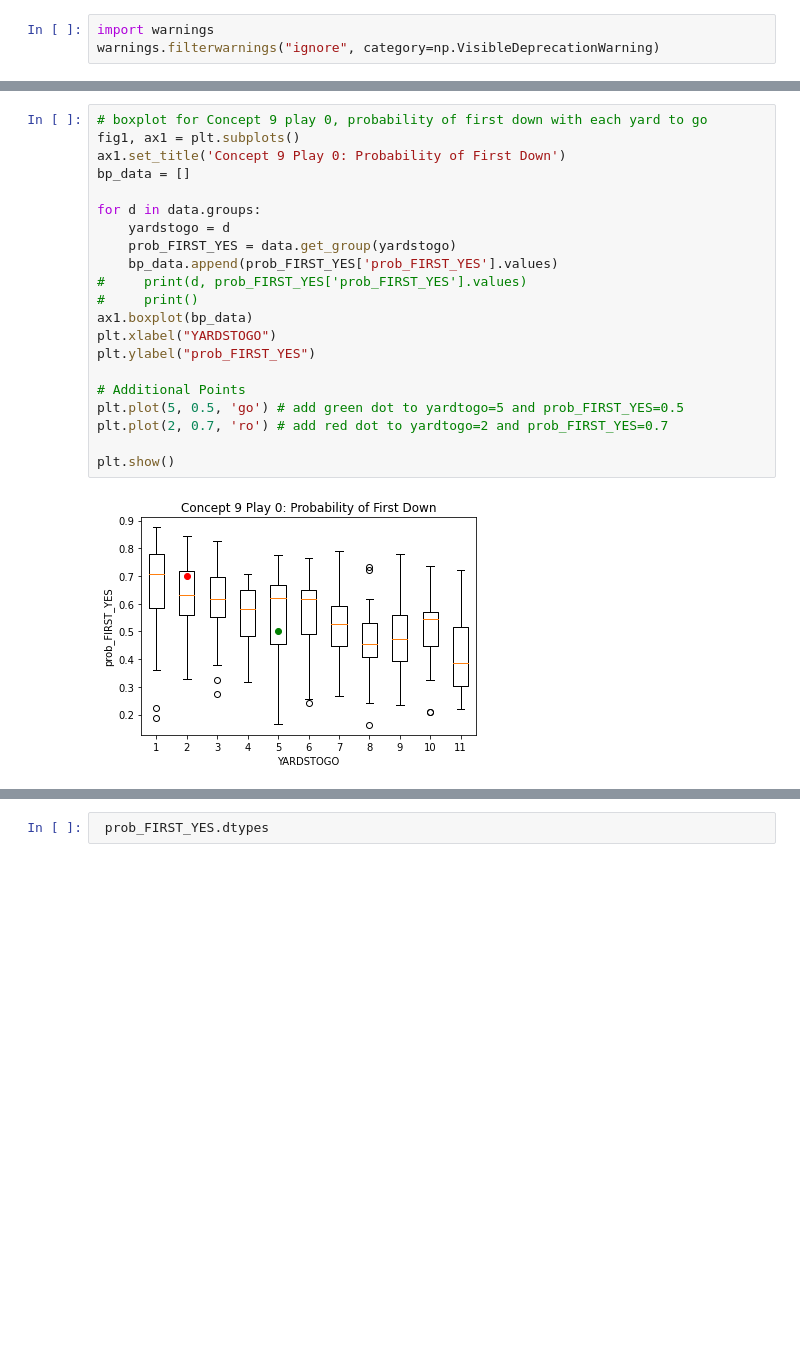
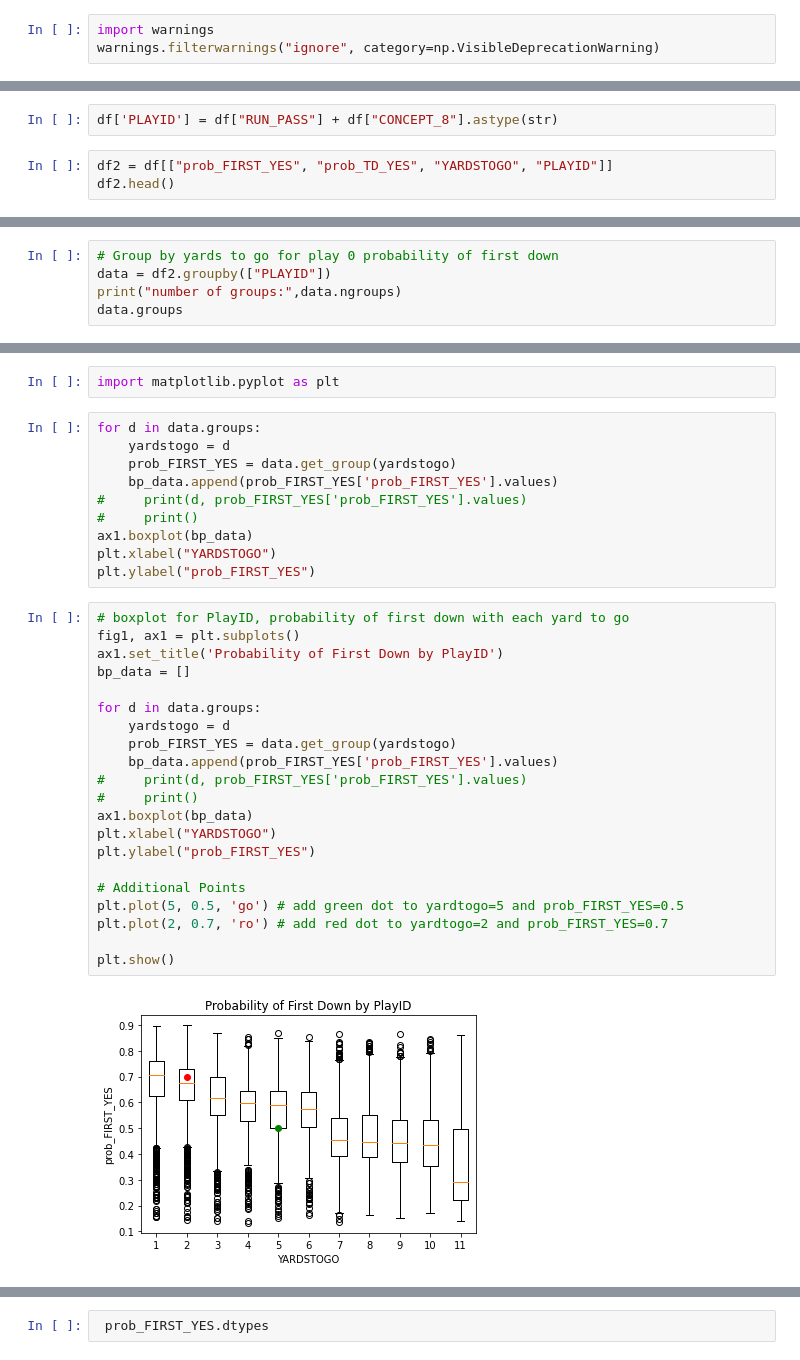
Before and after one commit to git-dan-hub/J_Lab, a Jupyter notebook: ASB_Documentation_Sample.ipynb, the cells around one changed output, grey strips where cells are left out. Cells and saved outputs as stored; diff of their text form; blank space fills up the shorter version.

```diff
--- a/ASB_Documentation_Sample.ipynb
+++ b/ASB_Documentation_Sample.ipynb
@@ -620,0 +664,5 @@ warnings.filterwarnings("ignore", category=np.VisibleDeprecationWarning)
+# %%
+df['PLAYID'] = df["RUN_PASS"] + df["CONCEPT_8"].astype(str)
+# %%
+df2 = df[["prob_FIRST_YES", "prob_TD_YES", "YARDSTOGO", "PLAYID"]]
+df2.head()
@@ -620,0 +676,5 @@ warnings.filterwarnings("ignore", category=np.VisibleDeprecationWarning)
+# %%
+# Group by yards to go for play 0 probability of first down
+data = df2.groupby(["PLAYID"])
+print("number of groups:",data.ngroups)
+data.groups
@@ -621,23 +704,35 @@ warnings.filterwarnings("ignore", category=np.VisibleDeprecationWarning)
+# %%
+import matplotlib.pyplot as plt
+# %%
+for d in data.groups:
+    yardstogo = d
+    prob_FIRST_YES = data.get_group(yardstogo)
+    bp_data.append(prob_FIRST_YES['prob_FIRST_YES'].values)
+#     print(d, prob_FIRST_YES['prob_FIRST_YES'].values)
+#     print()
+ax1.boxplot(bp_data)
+plt.xlabel("YARDSTOGO")
+plt.ylabel("prob_FIRST_YES")
 # %%
-# boxplot for Concept 9 play 0, probability of first down with each yard to go
+# boxplot for PlayID, probability of first down with each yard to go
 fig1, ax1 = plt.subplots()
-ax1.set_title('Concept 9 Play 0: Probability of First Down')
+ax1.set_title('Probability of First Down by PlayID')
 bp_data = []
 
 for d in data.groups:
     yardstogo = d
     prob_FIRST_YES = data.get_group(yardstogo)
     bp_data.append(prob_FIRST_YES['prob_FIRST_YES'].values)
 #     print(d, prob_FIRST_YES['prob_FIRST_YES'].values)
 #     print()
 ax1.boxplot(bp_data)
 plt.xlabel("YARDSTOGO")
 plt.ylabel("prob_FIRST_YES")
 
 # Additional Points
 plt.plot(5, 0.5, 'go') # add green dot to yardtogo=5 and prob_FIRST_YES=0.5
 plt.plot(2, 0.7, 'ro') # add red dot to yardtogo=2 and prob_FIRST_YES=0.7
 
 plt.show()
 # %% [output]
-[figure, old version]
+[figure, new version]
```
Also changed, not shown: parts of 12 cells of this notebook.
